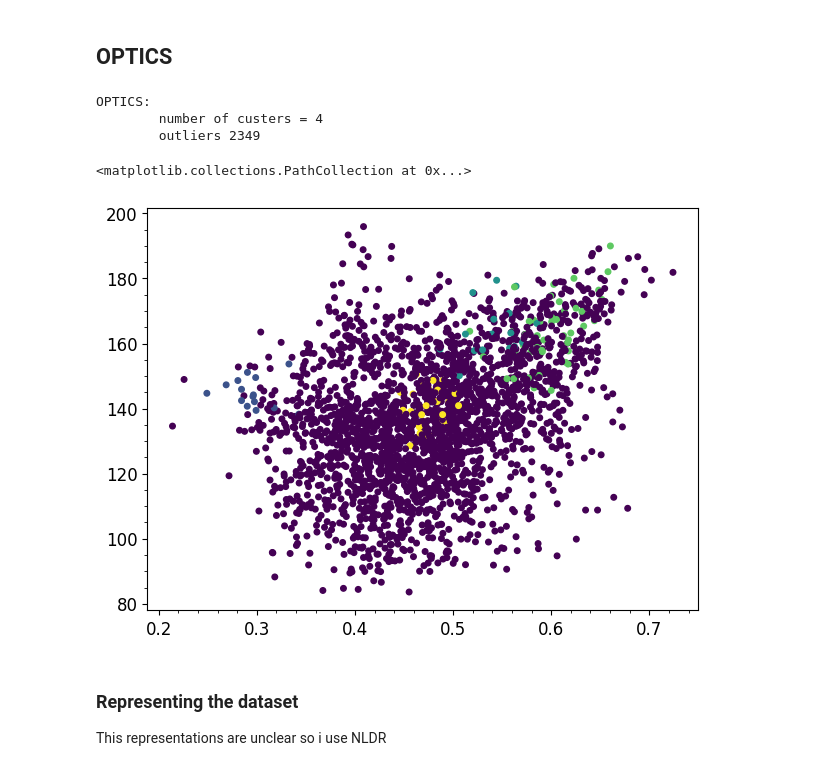
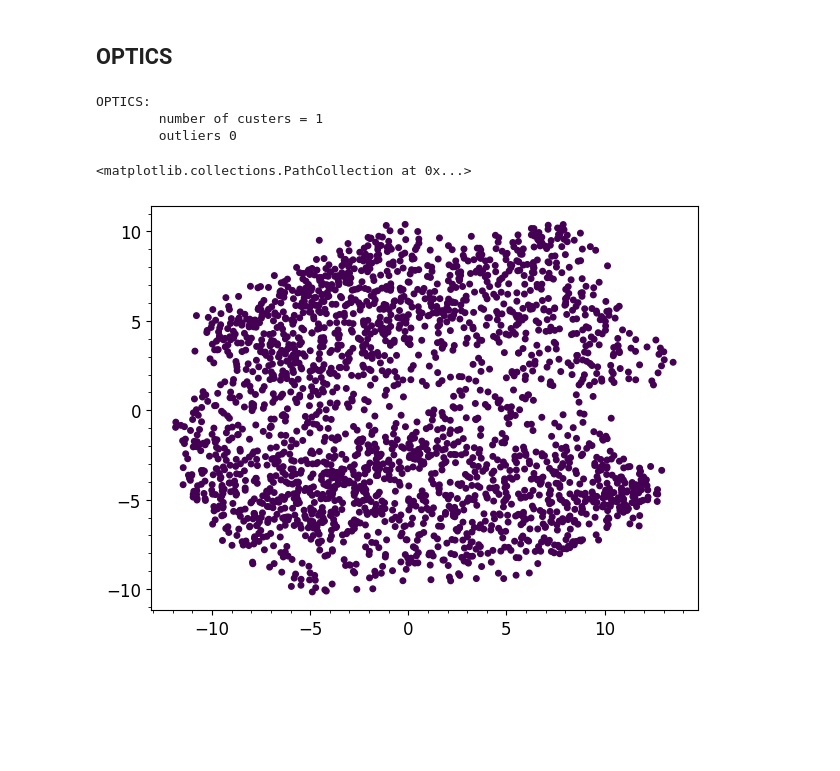
Before and after one commit to djanloo/dynamiting, a Jupyter notebook: CLUSTERING/density.ipynb, the cells around one changed output. Drawn from its saved outputs; the diff is of its cells as text; code cells hidden in the pictures; blank space fills up the shorter version.

Commit message:
OPTICS not working for #7

```diff
--- a/CLUSTERING/density.ipynb
+++ b/CLUSTERING/density.ipynb
@@ -5,13 +5,14 @@ import pandas as pd
 import numpy as np
 import matplotlib.pyplot as plt
 
-df = pd.read_csv("ravdess_quantitative.csv")
+quant = pd.read_csv("ravdess_quantitative.csv")
+categ = pd.read_csv("ravdess_categorical.csv")
 # %% [markdown]
 First, a normalization is needed.
 # %%
 from sklearn.preprocessing import QuantileTransformer
 scaler = QuantileTransformer()
-X = scaler.fit_transform(df.values)
+X = scaler.fit_transform(quant.values)
 # %% [markdown]
 It is necessary to embed the dataset in a lower-dimensional space. I choose to use ISOMAP
 # %%
@@ -57,19 +59,15 @@ plt.step(epsilons, n)
 # %%
 from sklearn.cluster import OPTICS
 
-cluster = OPTICS(eps=0.95, min_samples=10).fit(X)
+cluster = OPTICS(eps=0.05, min_samples=20).fit(X)
 n_clusters_ = len(set(cluster.labels_)) - (1 if -1 in cluster.labels_ else 0)
 n_noise_ = list(cluster.labels_).count(-1)
 
 print(f"OPTICS:\n\tnumber of custers = {n_clusters_}\n\toutliers {n_noise_}")
-plt.scatter(df["stft_mean"], df["mfcc_std"], c=cluster.labels_)
+plt.scatter(S[:,0],S[:,1], c=cluster.labels_)
 # %% [output]
 OPTICS:
-        number of custers = 4
-        outliers 2349
+        number of custers = 1
+        outliers 0
 <matplotlib.collections.PathCollection at 0x...>
-[figure, old version]
+[figure, new version]
-# %% [markdown]
-### Representing the dataset
-
-This representations are unclear so i use NLDR
```
Also changed, not shown: parts of 3 cells of this notebook.
